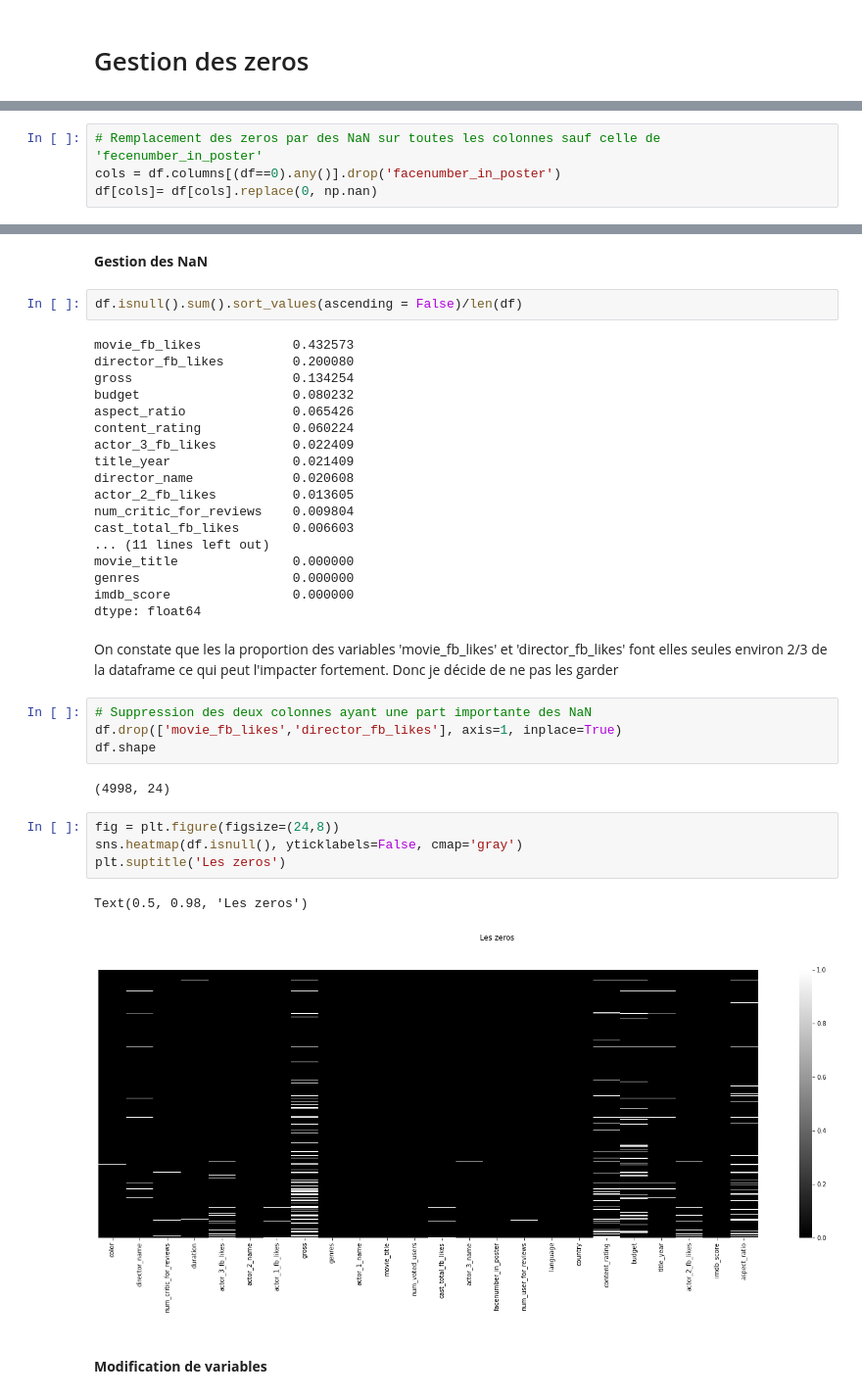
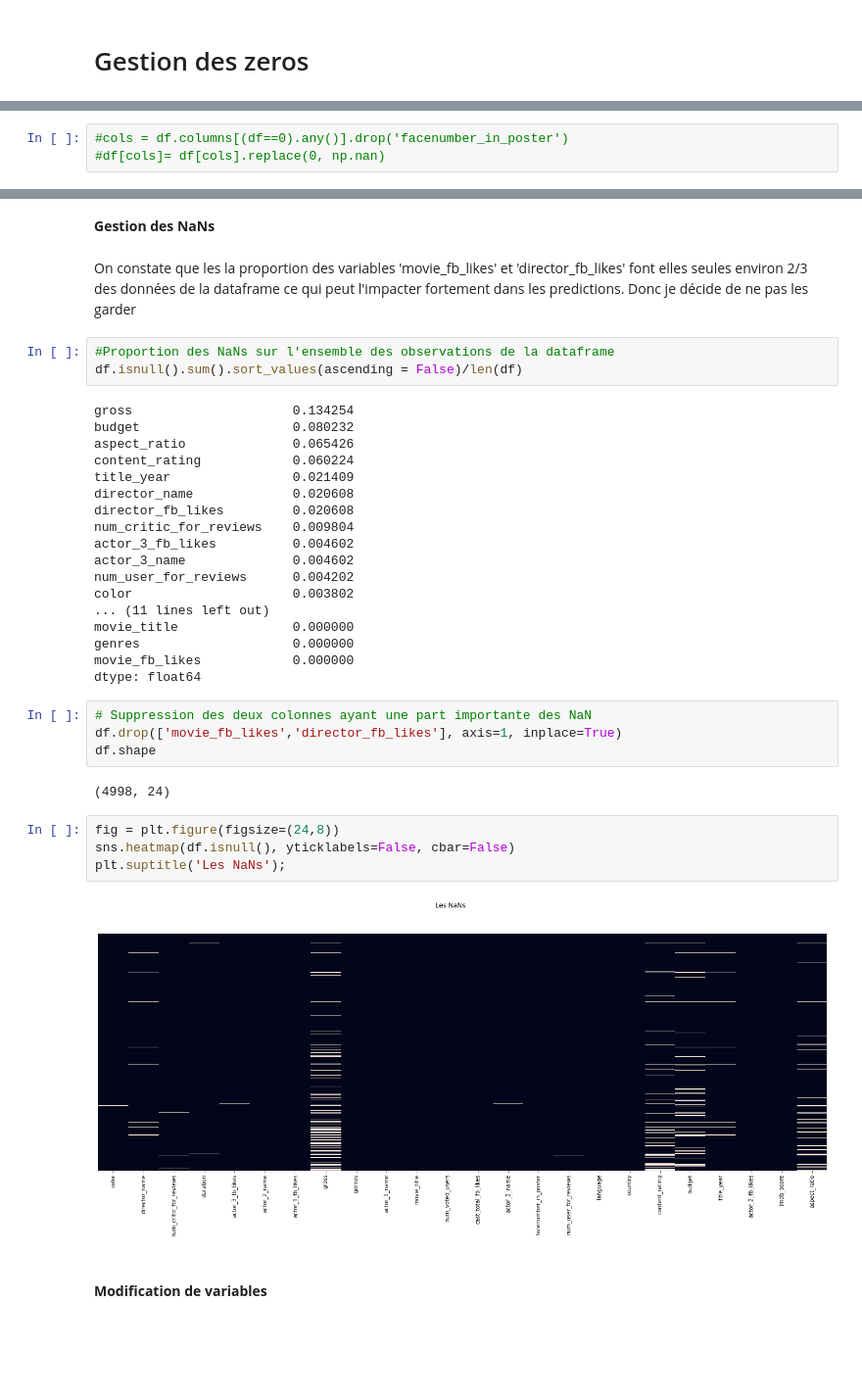
Before and after one commit to adjanorpro18/IA-Modelisation, a Jupyter notebook: Projets/Projet P4 - Révisions ML du preprocessing au template/Projet P4 - revisions ML.ipynb, the cells around one changed output, grey strips where cells are left out. Shown: that part at 98% size. Saved outputs shown, nothing was run; the diff lists cells and outputs as text; blank space fills up the shorter version.

```diff
--- a/Projets/Projet P4 - Révisions ML du preprocessing au template/Projet P4 - revisions ML.ipynb
+++ b/Projets/Projet P4 - Révisions ML du preprocessing au template/Projet P4 - revisions ML.ipynb
@@ -162,4 +169,3 @@ Pour les valeurs 0, on observe une forte fréquence pour les variables 'director
 # %%
-# Remplacement des zeros par des NaN sur toutes les colonnes sauf celle de 'fecenumber_in_poster'
-cols = df.columns[(df==0).any()].drop('facenumber_in_poster')
-df[cols]= df[cols].replace(0, np.nan)
+#cols = df.columns[(df==0).any()].drop('facenumber_in_poster')
+#df[cols]= df[cols].replace(0, np.nan)
@@ -173,27 +172,29 @@ Text(0.5, 0.98, 'Les zeros')
 # %% [markdown]
-**Gestion des NaN**
+**Gestion des NaNs**
+# %% [markdown]
+
+On constate que les la proportion des variables 'movie_fb_likes' et 'director_fb_likes' font elles seules environ 2/3 des données de la dataframe ce qui peut l'impacter fortement dans les predictions. Donc je décide de ne pas les garder
 # %%
+#Proportion des NaNs sur l'ensemble des observations de la dataframe
 df.isnull().sum().sort_values(ascending = False)/len(df)
 # %% [output]
-movie_fb_likes            0.432573
-director_fb_likes         0.200080
 gross                     0.134254
 budget                    0.080232
 aspect_ratio              0.065426
 content_rating            0.060224
-actor_3_fb_likes          0.022409
 title_year                0.021409
 director_name             0.020608
-actor_2_fb_likes          0.013605
+director_fb_likes         0.020608
 num_critic_for_reviews    0.009804
-cast_total_fb_likes       0.006603
+actor_3_fb_likes          0.004602
+actor_3_name              0.004602
+num_user_for_reviews      0.004202
+color                     0.003802
 ... (11 lines left out)
 movie_title               0.000000
 genres                    0.000000
-imdb_score                0.000000
+movie_fb_likes            0.000000
 dtype: float64
-# %% [markdown]
-On constate que les la proportion des variables 'movie_fb_likes' et 'director_fb_likes' font elles seules environ 2/3 de la dataframe ce qui peut l'impacter fortement. Donc je décide de ne pas les garder
 # %%
 # Suppression des deux colonnes ayant une part importante des NaN
 df.drop(['movie_fb_likes','director_fb_likes'], axis=1, inplace=True)
@@ -202,9 +203,8 @@ df.shape
 (4998, 24)
 # %%
 fig = plt.figure(figsize=(24,8))
-sns.heatmap(df.isnull(), yticklabels=False, cmap='gray')
-plt.suptitle('Les zeros')
+sns.heatmap(df.isnull(), yticklabels=False, cbar=False)
+plt.suptitle('Les NaNs');
 # %% [output]
-Text(0.5, 0.98, 'Les zeros')
-[figure, old version]
+[figure, new version]
 # %% [markdown]
```
Also changed, not shown: parts of 114 cells of this notebook, 3 other files.
